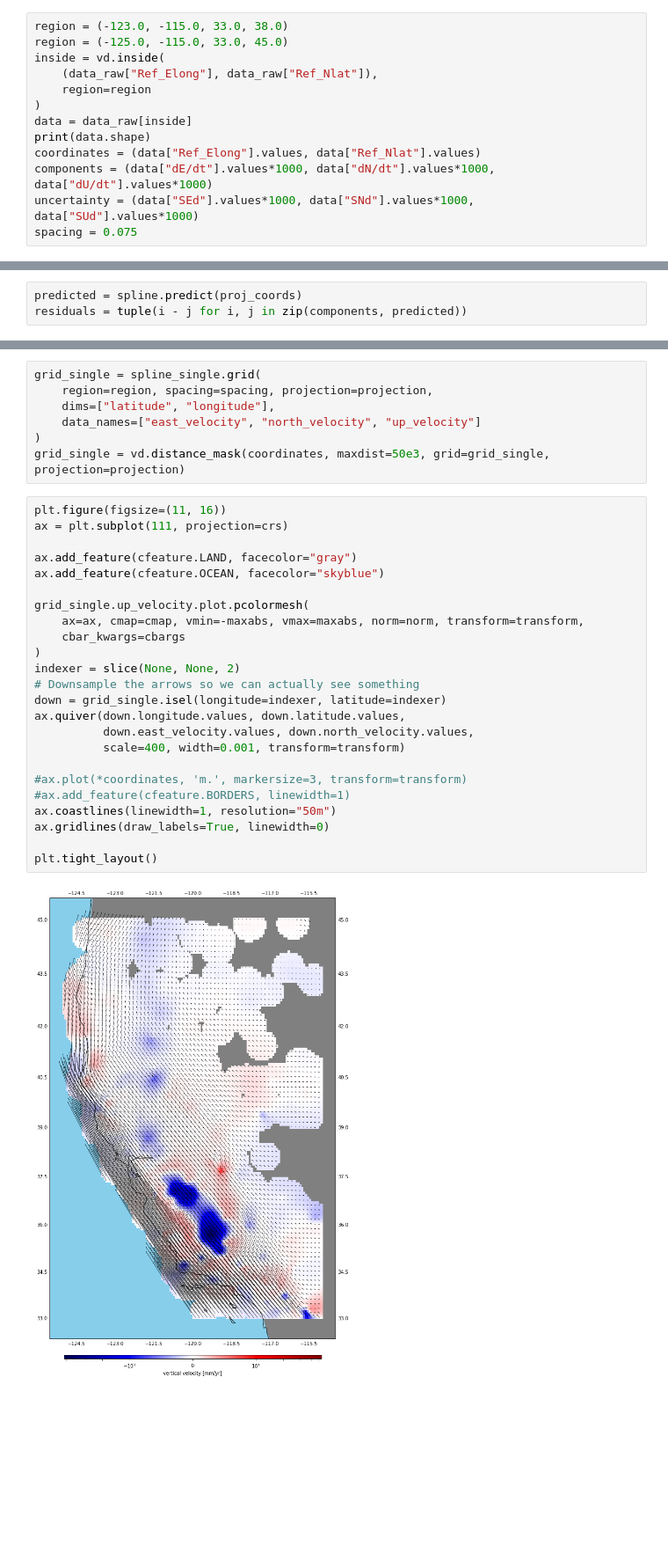
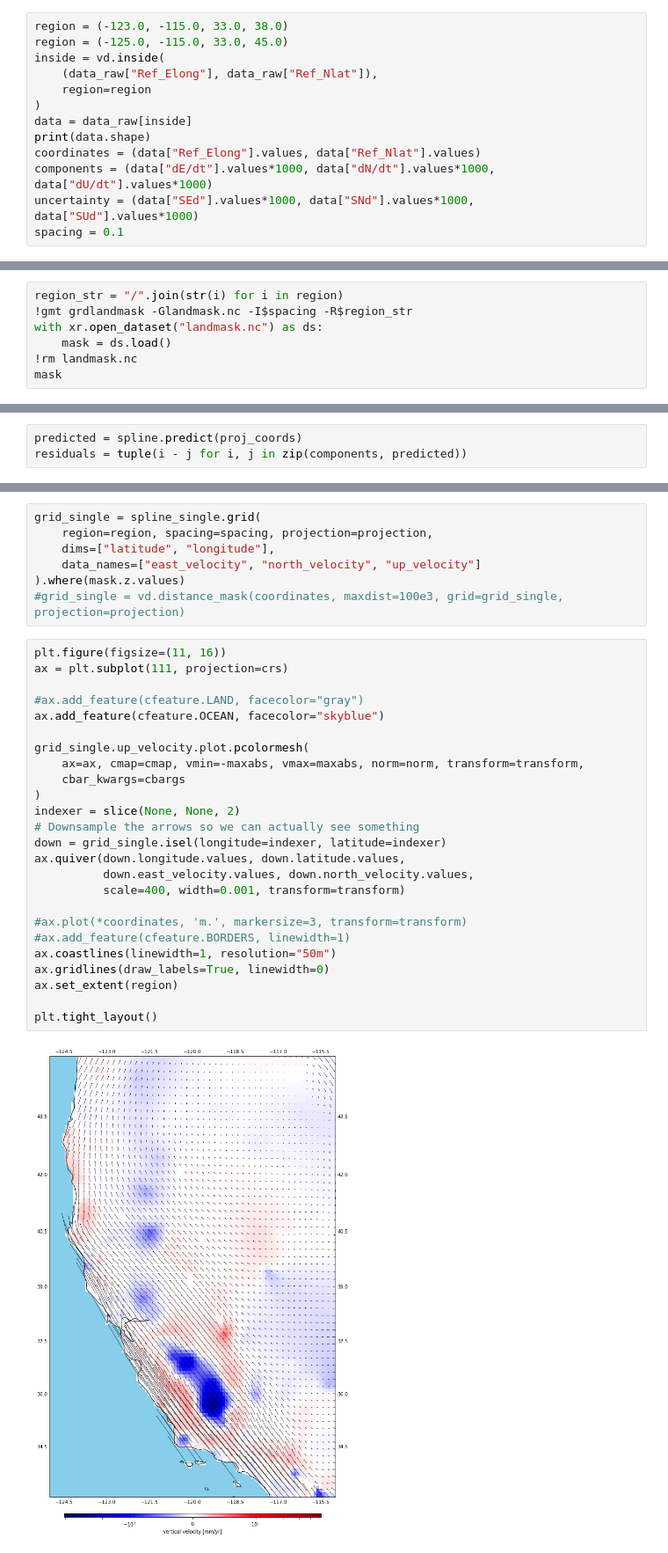
Before and after one commit to leouieda/agu2018, a Jupyter notebook: code/notebooks/pbo_data.ipynb, the cells around one changed output, grey strips where cells are left out. Shown at 88% size. Saved outputs shown, nothing was run; the diff lists cells and outputs as text; blank space fills up the shorter version.

```diff
--- a/code/notebooks/pbo_data.ipynb
+++ b/code/notebooks/pbo_data.ipynb
@@ -62,6 +63,13 @@ print(data.shape)
 coordinates = (data["Ref_Elong"].values, data["Ref_Nlat"].values)
 components = (data["dE/dt"].values*1000, data["dN/dt"].values*1000, data["dU/dt"].values*1000)
 uncertainty = (data["SEd"].values*1000, data["SNd"].values*1000, data["SUd"].values*1000)
-spacing = 0.075
+spacing = 0.1
 # %% [output]
 (2505, 30)
+# %%
+region_str = "/".join(str(i) for i in region)
+!gmt grdlandmask -Glandmask.nc -I$spacing -R$region_str
+with xr.open_dataset("landmask.nc") as ds:
+    mask = ds.load()
+!rm landmask.nc
+mask
@@ -264,31 +290,32 @@ grid_single = spline_single.grid(
     region=region, spacing=spacing, projection=projection,
     dims=["latitude", "longitude"],
     data_names=["east_velocity", "north_velocity", "up_velocity"]
-)
-grid_single = vd.distance_mask(coordinates, maxdist=50e3, grid=grid_single, projection=projection)
+).where(mask.z.values)
+#grid_single = vd.distance_mask(coordinates, maxdist=100e3, grid=grid_single, projection=projection)
 # %%
 plt.figure(figsize=(11, 16))
 ax = plt.subplot(111, projection=crs)
 
-ax.add_feature(cfeature.LAND, facecolor="gray")
+#ax.add_feature(cfeature.LAND, facecolor="gray")
 ax.add_feature(cfeature.OCEAN, facecolor="skyblue")
 
 grid_single.up_velocity.plot.pcolormesh(
     ax=ax, cmap=cmap, vmin=-maxabs, vmax=maxabs, norm=norm, transform=transform,
     cbar_kwargs=cbargs
 )
 indexer = slice(None, None, 2)
 # Downsample the arrows so we can actually see something
 down = grid_single.isel(longitude=indexer, latitude=indexer)
 ax.quiver(down.longitude.values, down.latitude.values,
           down.east_velocity.values, down.north_velocity.values,
           scale=400, width=0.001, transform=transform)
 
 #ax.plot(*coordinates, 'm.', markersize=3, transform=transform)
 #ax.add_feature(cfeature.BORDERS, linewidth=1)
 ax.coastlines(linewidth=1, resolution="50m")
 ax.gridlines(draw_labels=True, linewidth=0)
+ax.set_extent(region)
 
 plt.tight_layout()
 # %% [output]
-[figure, old version]
+[figure, new version]
```
Also changed, not shown: parts of 10 cells of this notebook.
